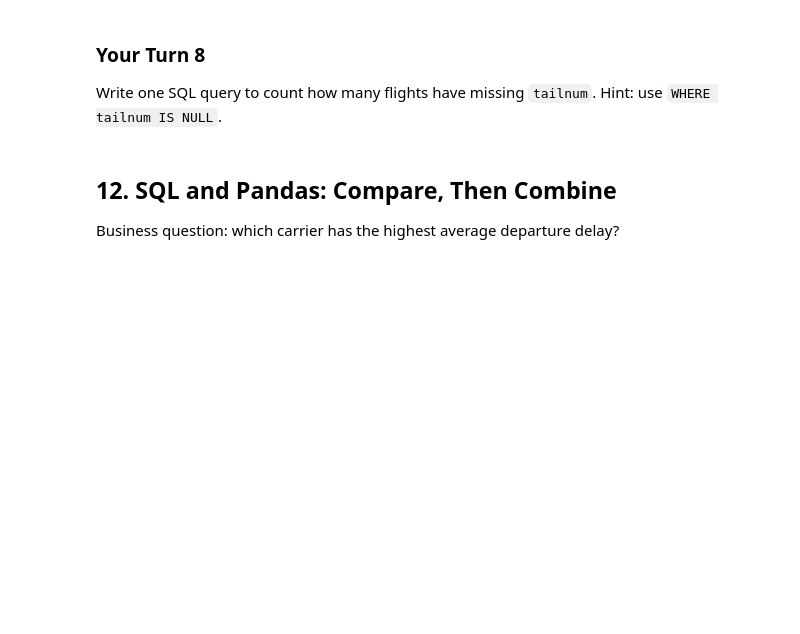
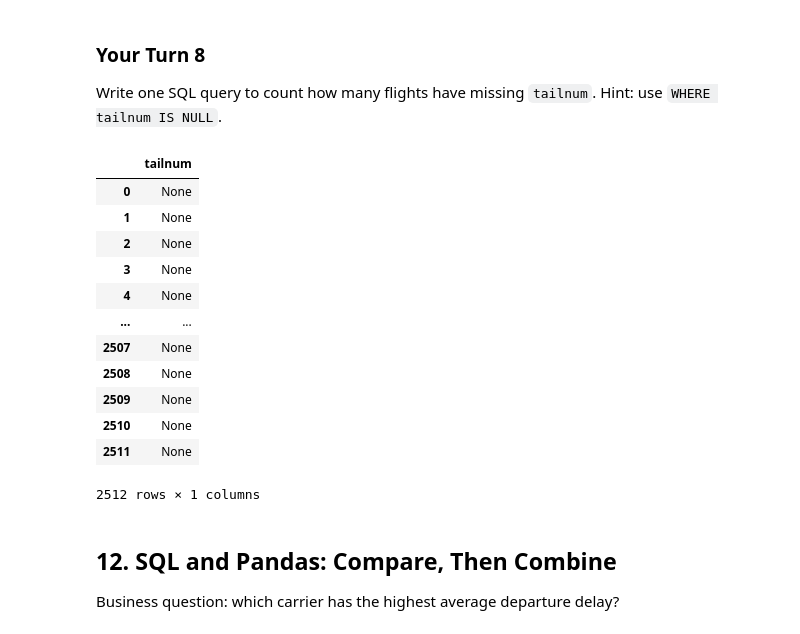
Before and after one commit to JonathanStachowiak/Stachowiak-ban6003-week09-10-sql-abt-template, a Jupyter notebook: notebooks/module9_neon_sql_fundamentals_guided_lab.ipynb, the cells around one changed output. Saved outputs shown, nothing was run; the diff lists cells and outputs as text; code cells hidden in the pictures; blank space fills up the shorter version.

```diff
--- a/notebooks/module9_neon_sql_fundamentals_guided_lab.ipynb
+++ b/notebooks/module9_neon_sql_fundamentals_guided_lab.ipynb
@@ -429,10 +659,27 @@ Write one SQL query to count how many flights have missing `tailnum`. Hint: use
 # %%
 # Your Turn 8
 query = """
-
+SELECT tailnum
+FROM flights
+WHERE tailnum IS NULL
+ORDER BY tailnum;
 """
 
 run_query(query, engine)
+# %% [output]
+|  | tailnum |
+| 0 | None |
+| 1 | None |
+| 2 | None |
+| 3 | None |
+| 4 | None |
+| ... | ... |
+| 2507 | None |
+| 2508 | None |
+| 2509 | None |
+| 2510 | None |
+| 2511 | None |
+2512 rows × 1 columns
 # %% [markdown]
 ## 12. SQL and Pandas: Compare, Then Combine
 
```
Also changed, not shown: parts of 29 cells of this notebook.
